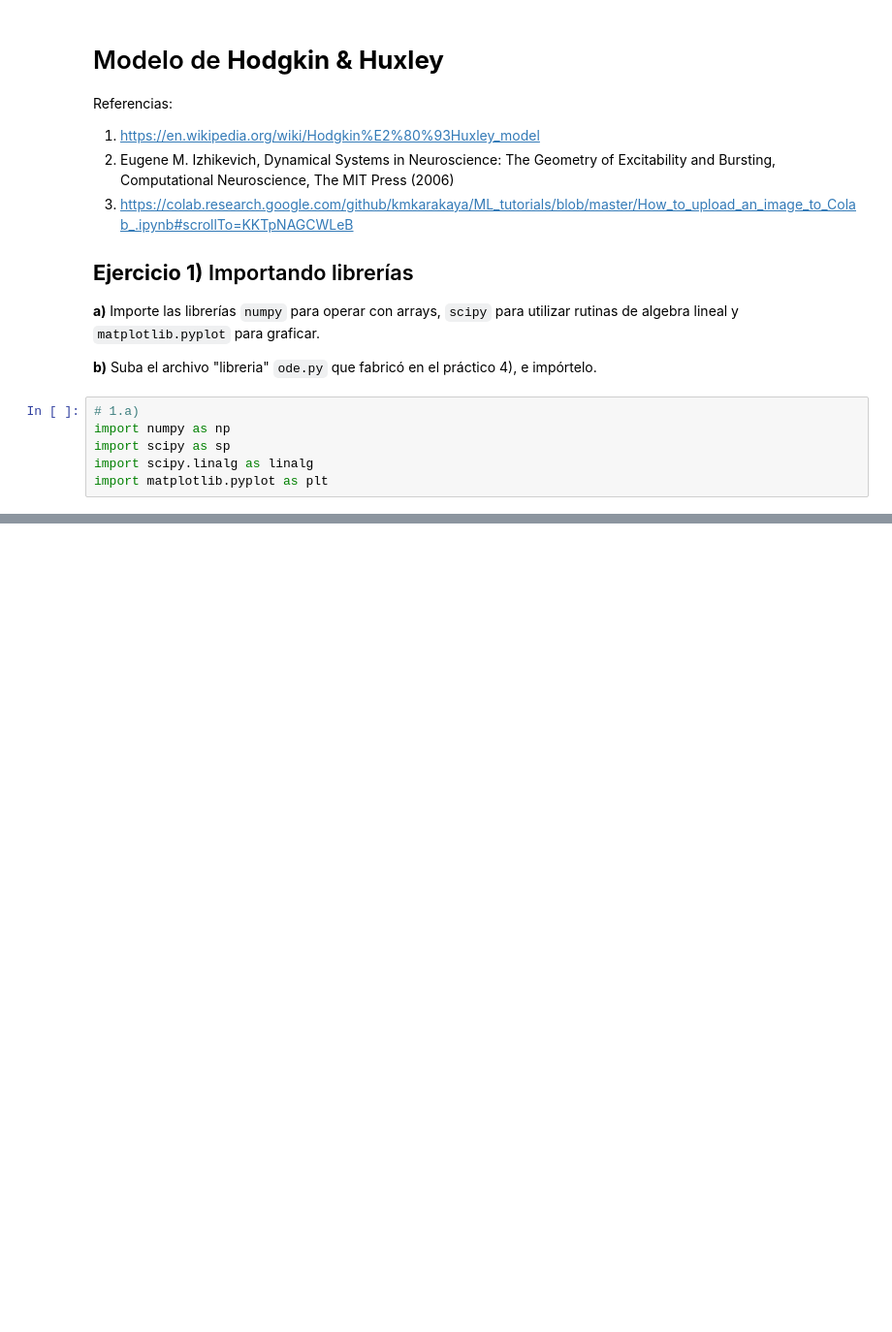
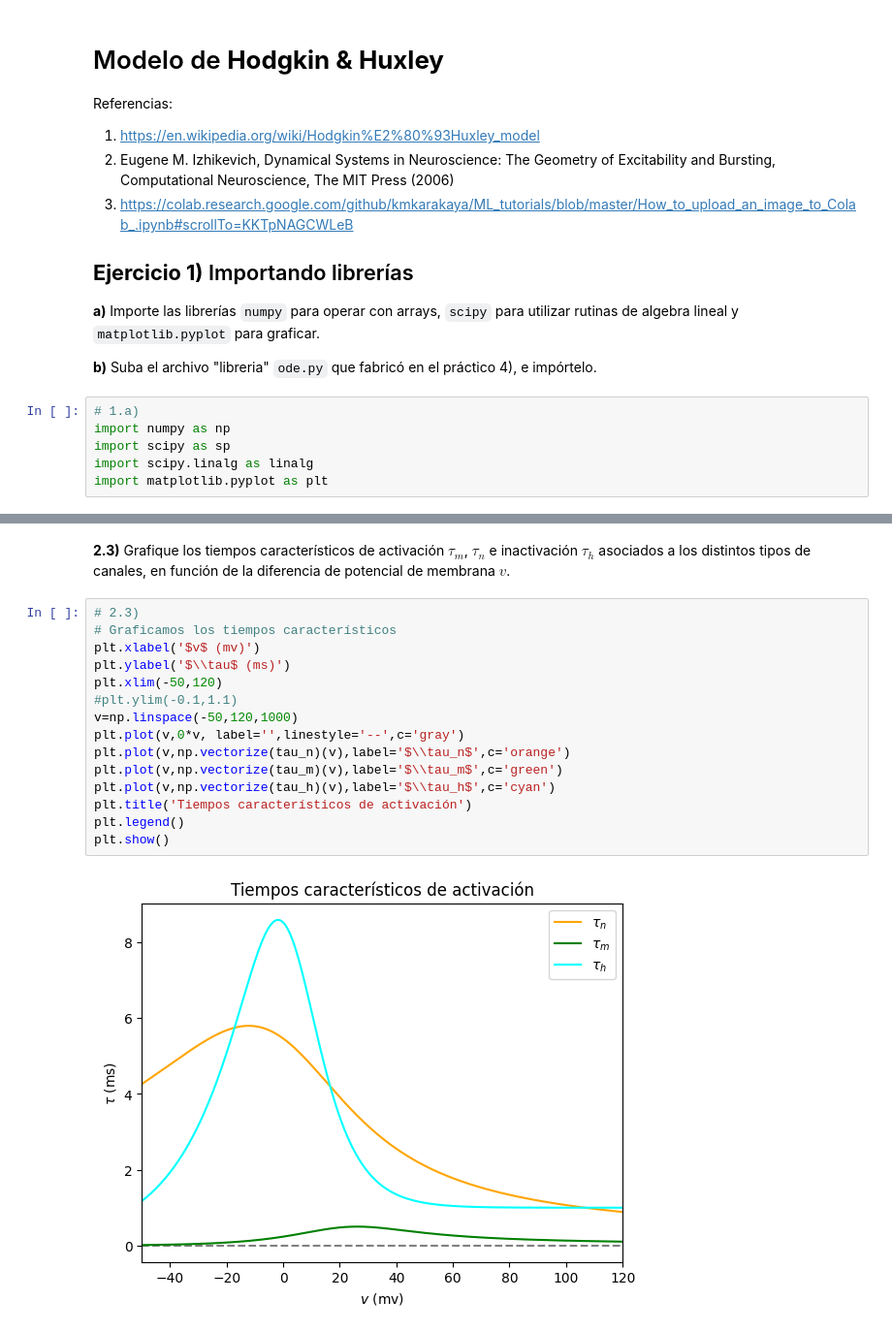
Before and after one commit to marcos626/Redes_neuronales, a Jupyter notebook: Guia 8. El modelo de Hodgkin y Huxley.ipynb, the cells around one changed output, grey strips where cells are left out. Shown: that part at 97% size. Drawn from its saved outputs; the diff is of its cells as text; blank space fills up the shorter version.

```diff
--- a/Guia 8. El modelo de Hodgkin y Huxley.ipynb
+++ b/Guia 8. El modelo de Hodgkin y Huxley.ipynb
@@ -402,0 +314,19 @@ $$
+# %% [markdown]
+**2.3)** Grafique los tiempos característicos de activación $\tau_m$, $\tau_n$ e inactivación $\tau_h$ asociados a los distintos tipos de canales, en función de la diferencia de potencial de membrana $v$.
+# %%
+# 2.3)
+# Graficamos los tiempos característicos
+plt.xlabel('$v$ (mv)')
+plt.ylabel('$\\tau$ (ms)')
+plt.xlim(-50,120)
+#plt.ylim(-0.1,1.1)
+v=np.linspace(-50,120,1000)
+plt.plot(v,0*v, label='',linestyle='--',c='gray')
+plt.plot(v,np.vectorize(tau_n)(v),label='$\\tau_n$',c='orange')
+plt.plot(v,np.vectorize(tau_m)(v),label='$\\tau_m$',c='green')
+plt.plot(v,np.vectorize(tau_h)(v),label='$\\tau_h$',c='cyan')
+plt.title('Tiempos característicos de activación')
+plt.legend()
+plt.show()
+# %% [output]
+[figure, added]
```
Also changed, not shown: parts of 78 cells of this notebook.
